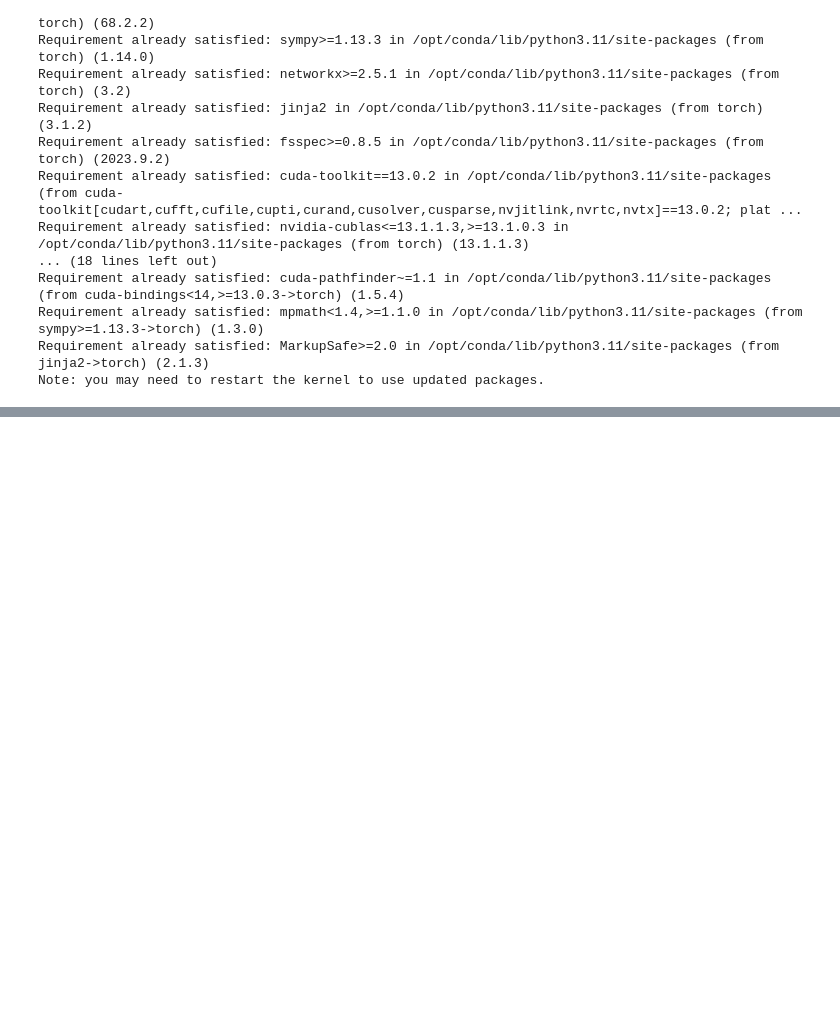
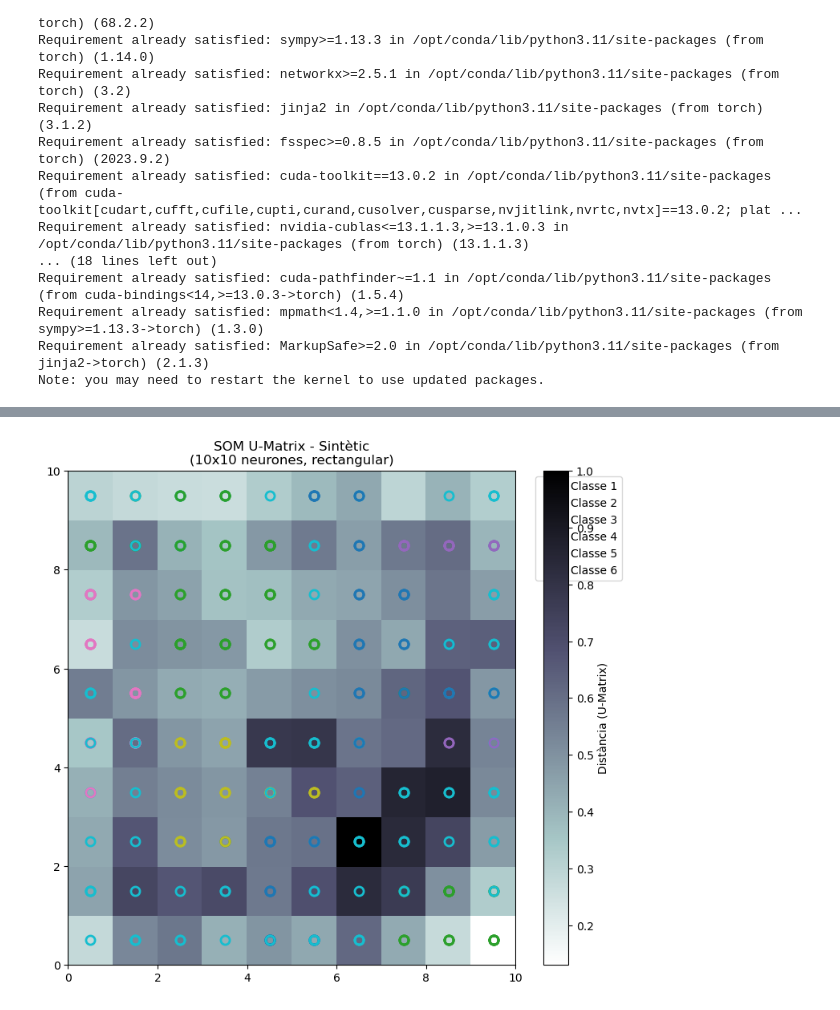
Before and after one commit to errivi/Machine-Learning-Practica-2, a Jupyter notebook: pract2.ipynb, the cells around one changed output, grey strips where cells are left out. Saved outputs shown, nothing was run; the diff lists cells and outputs as text; code cells hidden in the pictures; blank space fills up the shorter version.

```diff
--- a/pract2.ipynb
+++ b/pract2.ipynb
@@ -1114,0 +841,97 @@ som_real_results, som_real_results_df, best_som_real = run_som_experiments(
+# %%
+# 1. Funció per avaluar configuracions i triar el millor mapa
+def evaluate_som_configs(X, configs):
+    best_som = None
+    best_error = float('inf')
+    best_config = None
+
+    for i, config in enumerate(configs):
+        som = MiniSom(x=config['x'], y=config['y'], input_len=X.shape[1],
+                      sigma=config['sigma'], learning_rate=config['lr'],
+                      topology=config['topology'],
+                      neighborhood_function=config.get('neighborhood', 'gaussian'),
+                      random_seed=42)
+
+        som.pca_weights_init(X)
+        som.train_random(X, num_iteration=config['num_iter'])
+
+        q_error = som.quantization_error(X)
+        print(f"Config {i+1}: {config['x']}x{config['y']} | topo={config['topology']} | "
+              f"lr={config['lr']} | sigma={config['sigma']} | veïnatge={config.get('neighborhood', 'gaussian')} "
+              f"--> Error: {q_error:.4f}")
+
+        if q_error < best_error:
+            best_error = q_error
+            best_som = som
+            best_config = config
+
+    print(f"--> MILLOR CONFIGURACIÓ: {best_config['x']}x{best_config['y']}, topo={best_config['topology']}, Error={best_error:.4f}\n")
+    return best_som, best_config
+
+# 2. Funció per dibuixar la U-Matrix del millor mapa
+def plot_best_umatrix(som, X, y, config, dataset_name):
+    plt.figure(figsize=(9, 8))
+    plt.pcolor(som.distance_map().T, cmap='bone_r')
+    plt.colorbar(label='Distància (U-Matrix)')
+
+    unique_classes = np.unique(y)
+    colors = plt.cm.tab10(np.linspace(0, 1, len(unique_classes)))
+
+    for i, x_vec in enumerate(X):
+        w = som.winner(x_vec)
+        # Adaptació per si y és un DataFrame/Series o un Array
+        val_y = y.iloc[i] if hasattr(y, 'iloc') else y[i]
+        class_idx = np.where(unique_classes == val_y)[0][0]
+        plt.plot(w[0] + 0.5, w[1] + 0.5, 'o', markerfacecolor='None',
+                 markeredgecolor=colors[class_idx], markersize=8, markeredgewidth=2)
+
+    legend_elements = [Line2D([0], [0], marker='o', color='w', label=f'Classe {cls}',
+                              markeredgecolor=colors[idx], markersize=8, markeredgewidth=2)
+                       for idx, cls in enumerate(unique_classes)]
+    plt.legend(handles=legend_elements, loc='upper right', bbox_to_anchor=(1.25, 1))
+
+    plt.title(f"SOM U-Matrix - {dataset_name}\n({config['x']}x{config['y']} neurones, {config['topology']})")
+    plt.grid(False)
+    plt.show()
+
+# 3. Funció per dibuixar els Component Planes del millor mapa
+def plot_component_planes(som, data_df, dataset_name):
+    W = som.get_weights()
+    num_features = W.shape[2]
+    feature_names = data_df.columns
+
+    cols = 3
+    rows = (num_features + cols - 1) // cols
+    plt.figure(figsize=(15, 4 * rows))
+
+    for i in range(num_features):
+        plt.subplot(rows, cols, i + 1)
+        plt.pcolor(W[:, :, i].T, cmap='viridis')
+        plt.colorbar()
+        plt.title(f"Component Plane: {feature_names[i]}")
+        plt.xticks(np.arange(W.shape[0] + 1))
+        plt.yticks(np.arange(W.shape[1] + 1))
+
+    plt.suptitle(f"Component Planes del millor SOM - {dataset_name}", fontsize=16, y=1.02)
+    plt.tight_layout()
+    plt.show()
+
+# ==========================================
+# EXECUCIÓ PRINCIPAL
+# ==========================================
+som_configs_to_test = [
+    {'x': 10, 'y': 10, 'lr': 0.5, 'sigma': 1.0, 'topology': 'rectangular', 'num_iter': 5000, 'neighborhood': 'gaussian'},
+    {'x': 12, 'y': 12, 'lr': 0.3, 'sigma': 1.5, 'topology': 'hexagonal', 'num_iter': 5000, 'neighborhood': 'gaussian'},
+    {'x': 14, 'y': 14, 'lr': 0.1, 'sigma': 2.0, 'topology': 'hexagonal', 'num_iter': 5000, 'neighborhood': 'mexican_hat'}
+]
+
+print("=== DATASET SINTÈTIC ===")
+best_som_syn, config_syn = evaluate_som_configs(X_syn_scaled_df.values, som_configs_to_test)
+plot_best_umatrix(best_som_syn, X_syn_scaled_df.values, y_syn, config_syn, "Sintètic")
+plot_component_planes(best_som_syn, X_syn_scaled_df, "Sintètic")
+
+print("\n=== DATASET REAL ===")
+best_som_real, config_real = evaluate_som_configs(X_real_scaled_df.values, som_configs_to_test)
+plot_best_umatrix(best_som_real, X_real_scaled_df.values, y_real, config_real, "Real")
+plot_component_planes(best_som_real, X_real_scaled_df, "Real")
+# %% [output]
@@ -1114,0 +943 @@ som_real_results, som_real_results_df, best_som_real = run_som_experiments(
+[figure, added]
```
Also changed, not shown: parts of 14 cells of this notebook.
